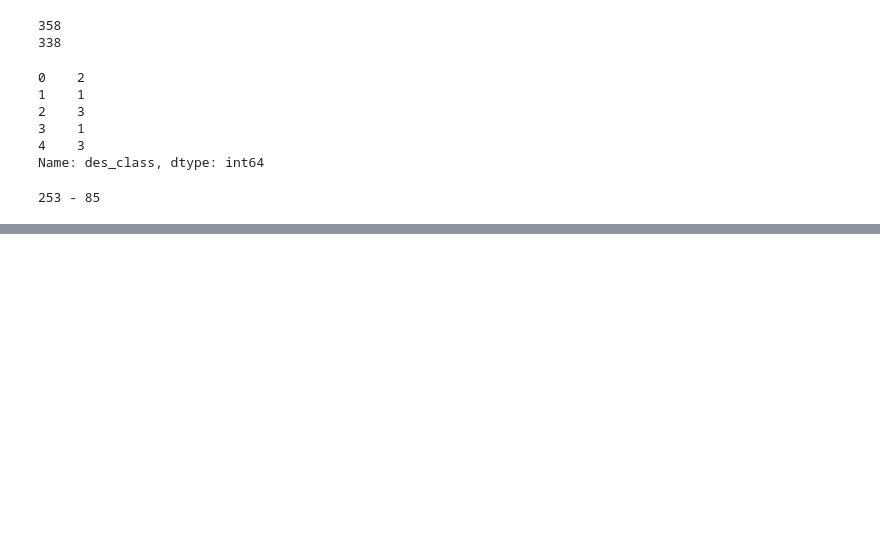
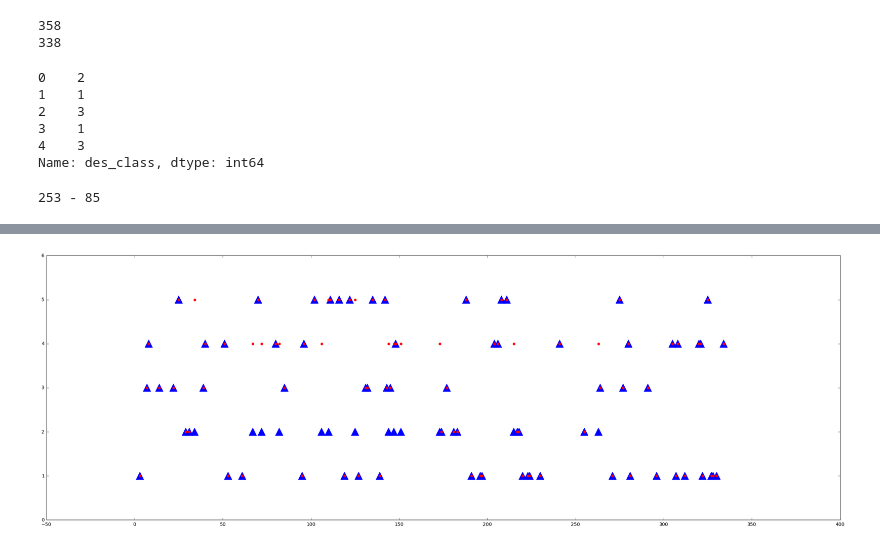
Before and after one commit to Di-mi/RBM, a Jupyter notebook: Naive Bayes.ipynb, the cells around one changed output, grey strips where cells are left out. Saved outputs shown, nothing was run; the diff lists cells and outputs as text; code cells hidden in the pictures; blank space fills up the shorter version.

Commit message:
few graphs

```diff
--- a/Naive Bayes.ipynb
+++ b/Naive Bayes.ipynb
@@ -148,0 +149,26 @@ accuracy_score(predicted,test_results)
+# %%
+#all results
+import numpy as np
+import matplotlib.pyplot as plt
+
+
+rows= test_data.axes[0]
+rows = [elem for elem in rows]
+
+
+
+X = rows
+Y = test_results
+
+plt.figure(figsize=(30,10))
+
+# s = [float(12*n) for n in range(len(X))]
+s = [251 for n in range(len(X))]
+
+plt.scatter(X,Y,marker='^',color='b',edgecolors='b',s=s)
+plt.scatter(X,predicted,marker='o',color='r')
+
+
+plt.show()
+# %% [output]
+[figure, added]
```
Also changed, not shown: parts of 2 cells of this notebook, 2 other files.
